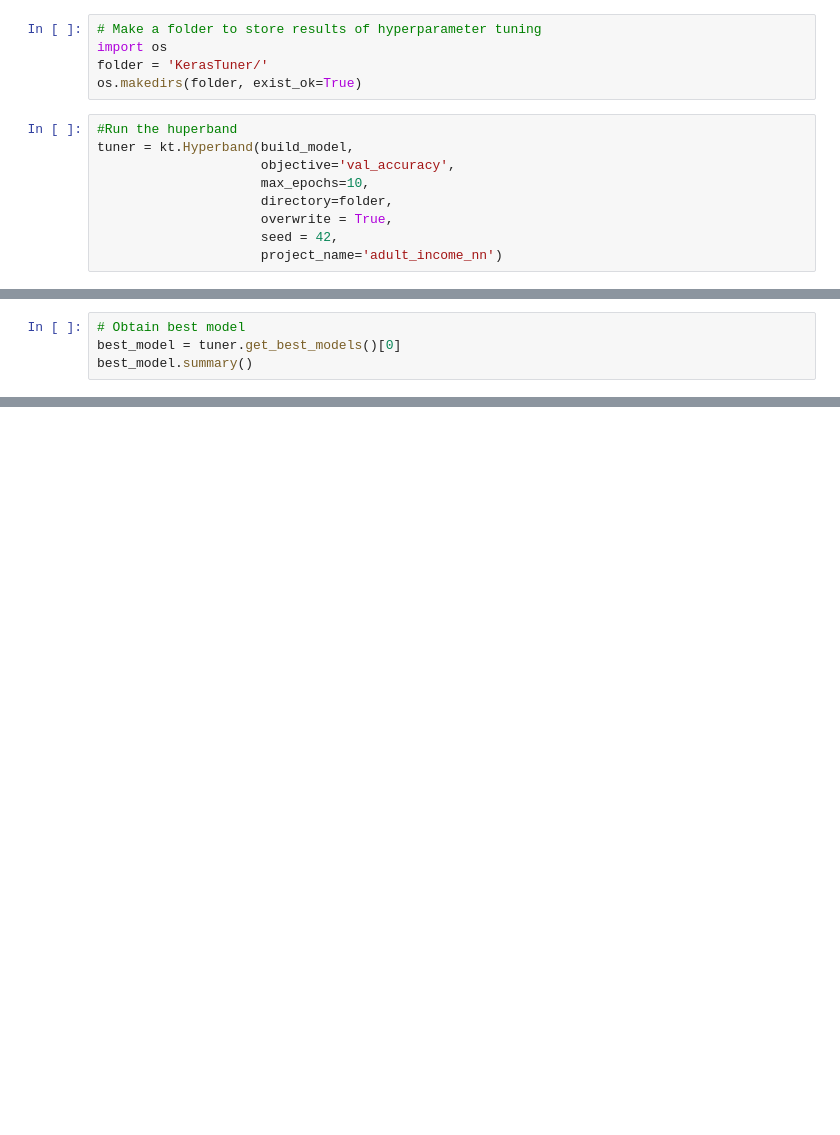
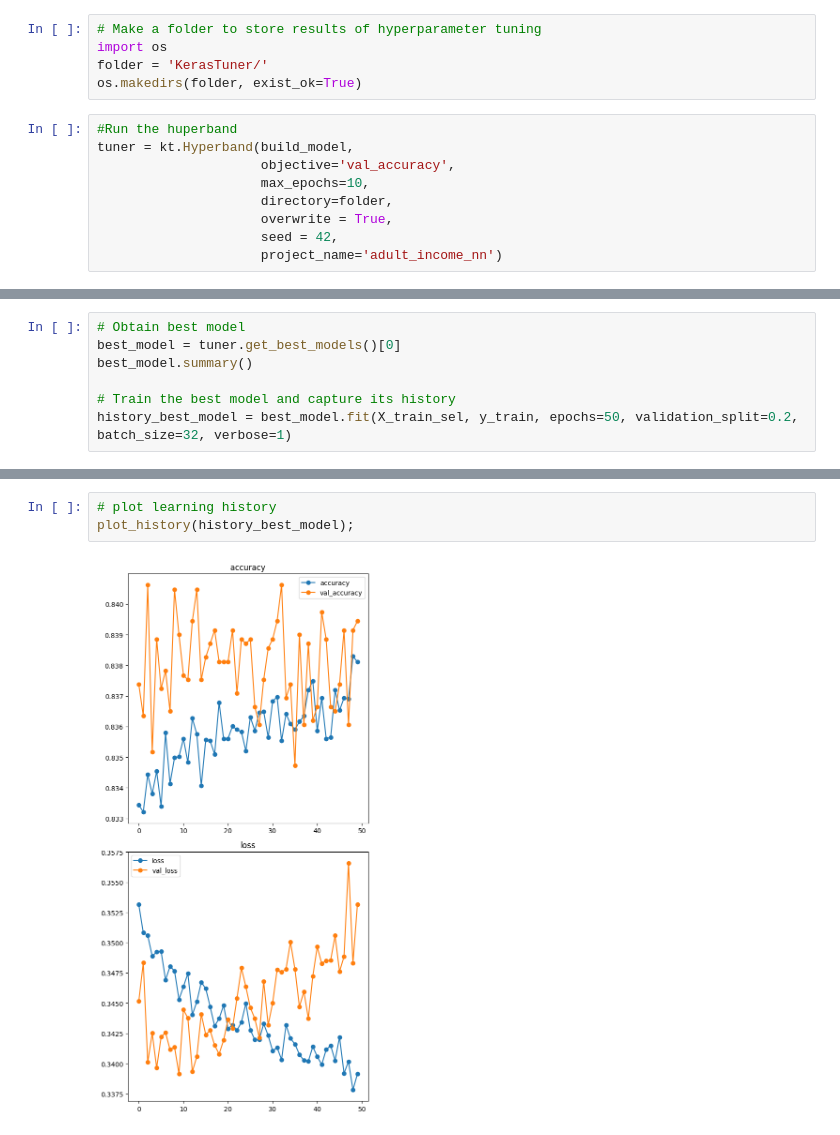
Before and after one commit to Hibashanti/Adult-Income-Dataset, a Jupyter notebook: ِAdult_Income_Dataset.ipynb, the cells around one changed output, grey strips where cells are left out. Drawn from its saved outputs; the diff is of its cells as text; blank space fills up the shorter version.

```diff
--- a/ِAdult_Income_Dataset.ipynb
+++ b/ِAdult_Income_Dataset.ipynb
@@ -1035,6 +1032,9 @@ best_hps.values
 # Obtain best model
 best_model = tuner.get_best_models()[0]
 best_model.summary()
+
+# Train the best model and capture its history
+history_best_model = best_model.fit(X_train_sel, y_train, epochs=50, validation_split=0.2, batch_size=32, verbose=1)
 # %% [output]
 Model: "sequential"
 ┏━━━━━━━━━━━━━━━━━━━━━━━━━━━━━━━━━┳━━━━━━━━━━━━━━━━━━━━━━━━┳━━━━━━━━━━━━━━━┓
@@ -1059,3 +1076,8 @@ result
+# %%
+# plot learning history
+plot_history(history_best_model);
+# %% [output]
+[figure, added]
 # %%
 ## Get predictions for testing data from the neural network
 y_pred_test_tuin = best_model.predict(X_test_sel)
```
Also changed, not shown: parts of 9 cells of this notebook.
